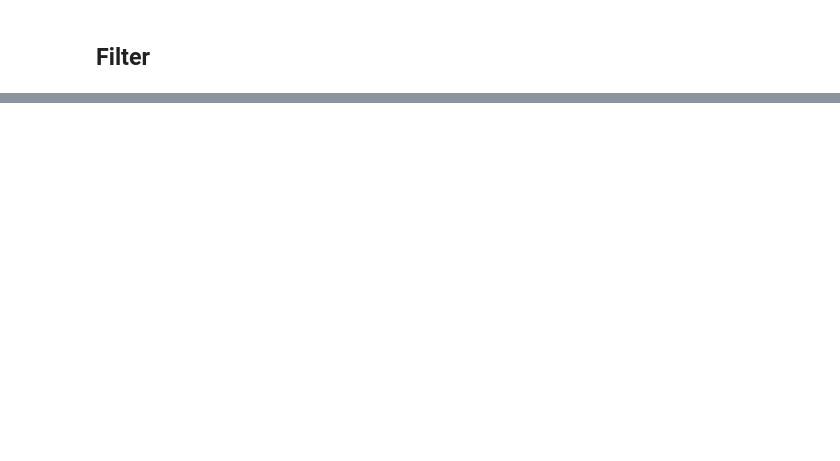
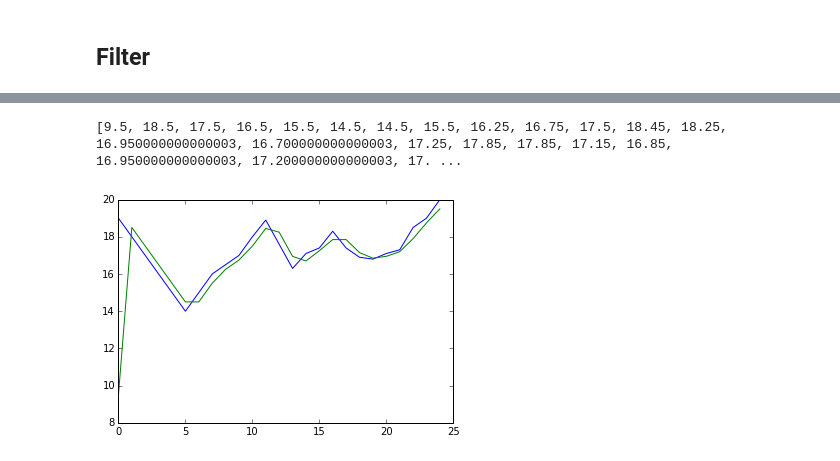
Before and after one commit to tedeler/SS17_ITSMOSY, a Jupyter notebook: mt-algorithmen/filter.ipynb, the cells around one changed output, grey strips where cells are left out. Saved outputs shown, nothing was run; the diff lists cells and outputs as text; code cells hidden in the pictures; blank space fills up the shorter version.

```diff
--- a/mt-algorithmen/filter.ipynb
+++ b/mt-algorithmen/filter.ipynb
@@ -22,7 +19,19 @@ Populating the interactive namespace from numpy and matplotlib
 # %%
 # Aufgabe: Programmieren Sie ein Meanvalue-Filter: zwei benachbarte Samples werden durch ihren Mittelwert ersetzt
 # y(n) = 0.5 * x(n) + 0.5 * x(n-1)
 # Tipp: verwenden Sie die oben definierte Funktion delay(x) als Ausgangsbasis
+x1 = 0   # Wert für x(i-1)
+
+def mittelwertFilter(x):
+    global x1
+    y = 0.5 * x + 0.5 * x1
+    x1 = x        # speichern als neues x(i-1) für nächsten Aufruf
+    return y
+
+test(mittelwertFilter)
+# %% [output]
+[9.5, 18.5, 17.5, 16.5, 15.5, 14.5, 14.5, 15.5, 16.25, 16.75, 17.5, 18.45, 18.25, 16.950000000000003, 16.700000000000003, 17.25, 17.85, 17.85, 17.15, 16.85, 16.950000000000003, 17.200000000000003, 17. ...
+[figure, added]
 # %%
 # Aufgabe Meanvalue Filter 2: Ersetzt drei benachbarte Samples durch ihren Mittelwert
 # y(n) = 0.333 * x(n) + 0.333 * x(n-1) + 0.333 * x(n-2)
```
Also changed, not shown: parts of 6 cells of this notebook, 2 other files.
